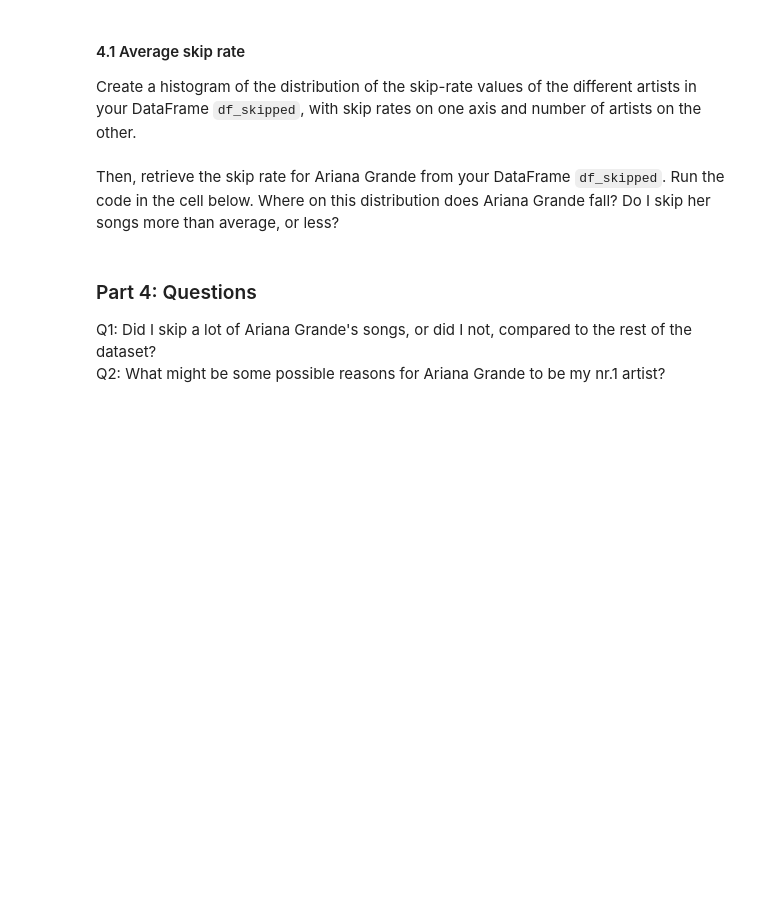
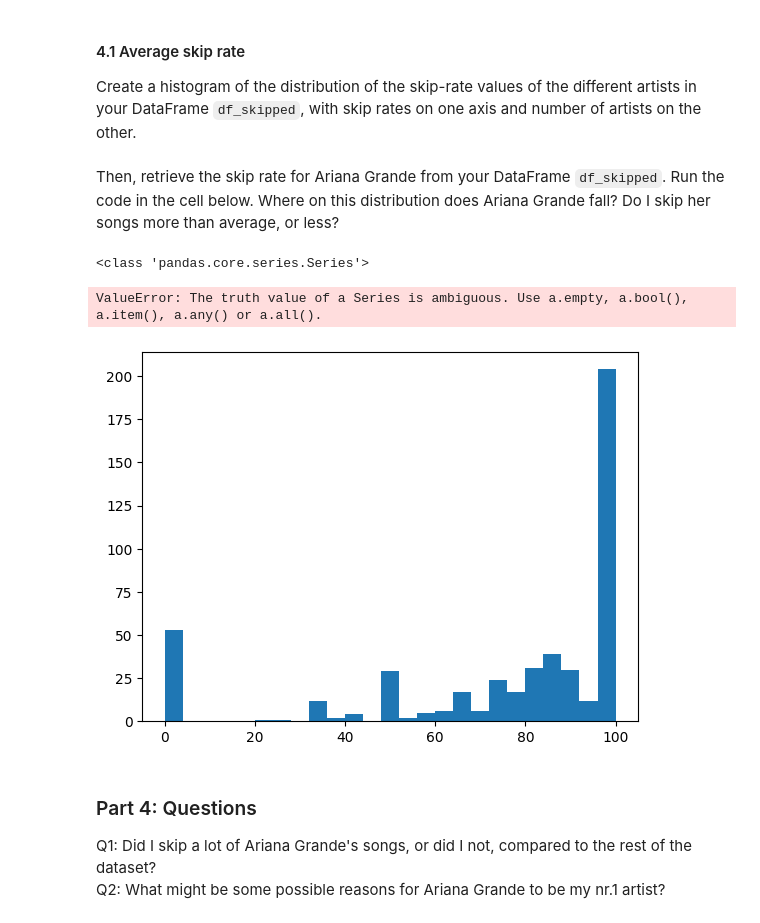
Before and after one commit to B-rage04/DAT200G4, a Jupyter notebook: CA1_assignment/assignment/CA1_spotify.ipynb, the cells around one changed output. Cells and saved outputs as stored; diff of their text form; code cells hidden in the pictures; blank space fills up the shorter version.

```diff
--- a/CA1_assignment/assignment/CA1_spotify.ipynb
+++ b/CA1_assignment/assignment/CA1_spotify.ipynb
@@ -392,6 +394,20 @@ Create a new DataFrame called *df_ariana*, containing only rows with music by Ar
 Create a histogram of the distribution of the skip-rate values of the different artists in your DataFrame  `df_skipped`, with skip rates on one axis and number of artists on the other. \
 \
 Then, retrieve the skip rate for Ariana Grande from your DataFrame `df_skipped`. Run the code in the cell below. Where on this distribution does Ariana Grande fall? Do I skip her songs more than average, or less?
+# %%
+ariSkipdf = df_skipped[df_skipped["artistName"]=="Ariana Grande"]
+ariSkip = ariSkipdf["SkipRate"].iloc(0)
+
+print(type(ariSkip))
+float(ariSkip)
+
+plt.hist(df_skipped["SkipRate"], bins=25)
+plt.axvline(ariSkip, color="red", linestyle="--")
+plt.show()
+# %% [output]
+<class 'pandas.core.series.Series'>
+ValueError: The truth value of a Series is ambiguous. Use a.empty, a.bool(), a.item(), a.any() or a.all().
+[figure, added]
 # %% [markdown]
 ### Part 4: Questions
 Q1: Did I skip a lot of Ariana Grande's songs, or did I not, compared to the rest of the dataset? \
```
Also changed, not shown: parts of 2 cells of this notebook.
